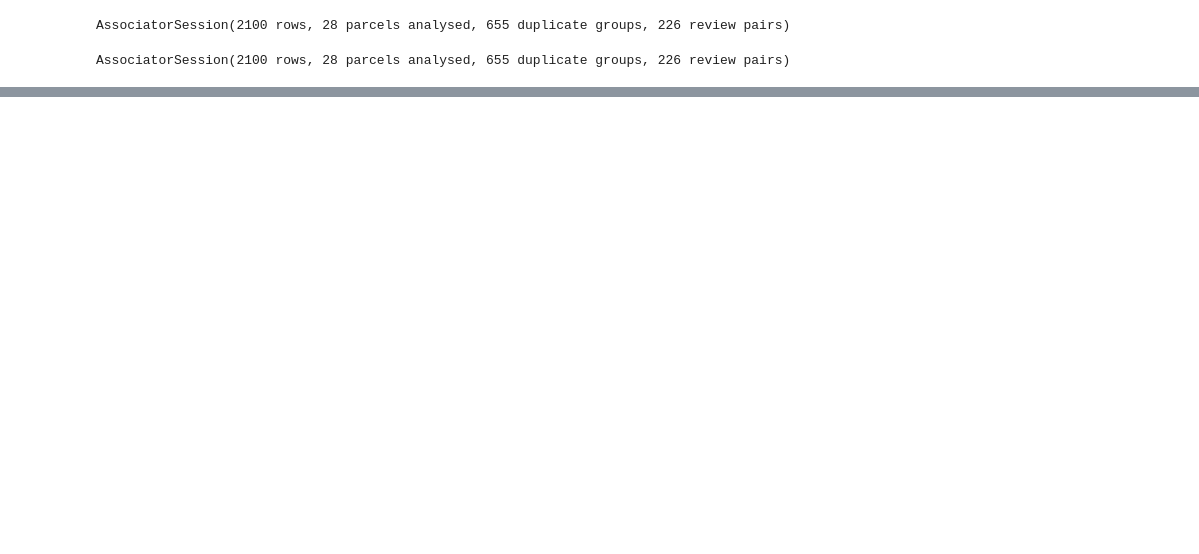
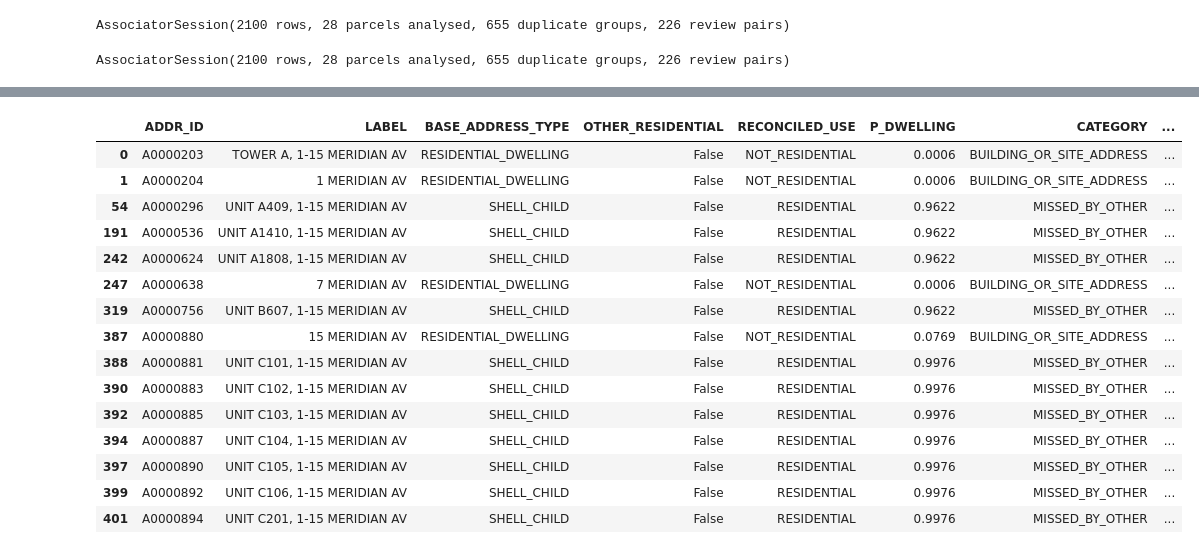
Before and after one commit to angusb99/Parcel_Schematic_V2, a Jupyter notebook: notebooks/parcel_address_associator.ipynb, the cells around one changed output, grey strips where cells are left out. Drawn from its saved outputs; the diff is of its cells as text; code cells hidden in the pictures; blank space fills up the shorter version.

```diff
--- a/notebooks/parcel_address_associator.ipynb
+++ b/notebooks/parcel_address_associator.ipynb
@@ -502,0 +482,3 @@ AssociatorSession(2100 rows, 28 parcels analysed, 655 duplicate groups, 226 revi
+# %%
+focus = s.use_reconciliation(direction="BASE_ONLY")
+focus.CATEGORY.value_counts()
@@ -502,0 +494,21 @@ AssociatorSession(2100 rows, 28 parcels analysed, 655 duplicate groups, 226 revi
+# %%
+cols = ["ADDR_ID", "LABEL", "BASE_ADDRESS_TYPE", "OTHER_RESIDENTIAL", "RECONCILED_USE", "P_DWELLING",
+        "CATEGORY", "SUGGESTED_ACTION", "AREA_PATTERN"]
+focus[focus.CATEGORY != "DUPLICATE_OF_COUNTED_DWELLING"][cols].head(15)
+# %% [output]
+|  | ADDR_ID | LABEL | BASE_ADDRESS_TYPE | OTHER_RESIDENTIAL | RECONCILED_USE | P_DWELLING | CATEGORY | ... |
+| 0 | A0000203 | TOWER A, 1-15 MERIDIAN AV | RESIDENTIAL_DWELLING | False | NOT_RESIDENTIAL | 0.0006 | BUILDING_OR_SITE_ADDRESS | ... |
+| 1 | A0000204 | 1 MERIDIAN AV | RESIDENTIAL_DWELLING | False | NOT_RESIDENTIAL | 0.0006 | BUILDING_OR_SITE_ADDRESS | ... |
+| 54 | A0000296 | UNIT A409, 1-15 MERIDIAN AV | SHELL_CHILD | False | RESIDENTIAL | 0.9622 | MISSED_BY_OTHER | ... |
+| 191 | A0000536 | UNIT A1410, 1-15 MERIDIAN AV | SHELL_CHILD | False | RESIDENTIAL | 0.9622 | MISSED_BY_OTHER | ... |
+| 242 | A0000624 | UNIT A1808, 1-15 MERIDIAN AV | SHELL_CHILD | False | RESIDENTIAL | 0.9622 | MISSED_BY_OTHER | ... |
+| 247 | A0000638 | 7 MERIDIAN AV | RESIDENTIAL_DWELLING | False | NOT_RESIDENTIAL | 0.0006 | BUILDING_OR_SITE_ADDRESS | ... |
+| 319 | A0000756 | UNIT B607, 1-15 MERIDIAN AV | SHELL_CHILD | False | RESIDENTIAL | 0.9622 | MISSED_BY_OTHER | ... |
+| 387 | A0000880 | 15 MERIDIAN AV | RESIDENTIAL_DWELLING | False | NOT_RESIDENTIAL | 0.0769 | BUILDING_OR_SITE_ADDRESS | ... |
+| 388 | A0000881 | UNIT C101, 1-15 MERIDIAN AV | SHELL_CHILD | False | RESIDENTIAL | 0.9976 | MISSED_BY_OTHER | ... |
+| 390 | A0000883 | UNIT C102, 1-15 MERIDIAN AV | SHELL_CHILD | False | RESIDENTIAL | 0.9976 | MISSED_BY_OTHER | ... |
+| 392 | A0000885 | UNIT C103, 1-15 MERIDIAN AV | SHELL_CHILD | False | RESIDENTIAL | 0.9976 | MISSED_BY_OTHER | ... |
+| 394 | A0000887 | UNIT C104, 1-15 MERIDIAN AV | SHELL_CHILD | False | RESIDENTIAL | 0.9976 | MISSED_BY_OTHER | ... |
+| 397 | A0000890 | UNIT C105, 1-15 MERIDIAN AV | SHELL_CHILD | False | RESIDENTIAL | 0.9976 | MISSED_BY_OTHER | ... |
+| 399 | A0000892 | UNIT C106, 1-15 MERIDIAN AV | SHELL_CHILD | False | RESIDENTIAL | 0.9976 | MISSED_BY_OTHER | ... |
+| 401 | A0000894 | UNIT C201, 1-15 MERIDIAN AV | SHELL_CHILD | False | RESIDENTIAL | 0.9976 | MISSED_BY_OTHER | ... |
```
Also changed, not shown: parts of 31 cells of this notebook, 12 other files.
